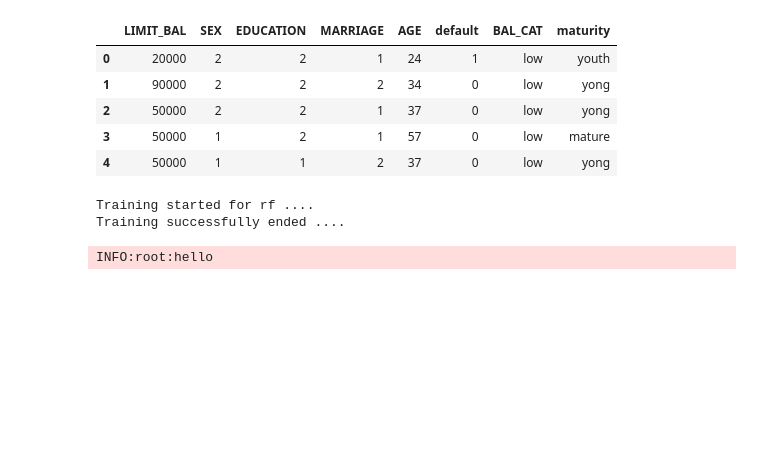
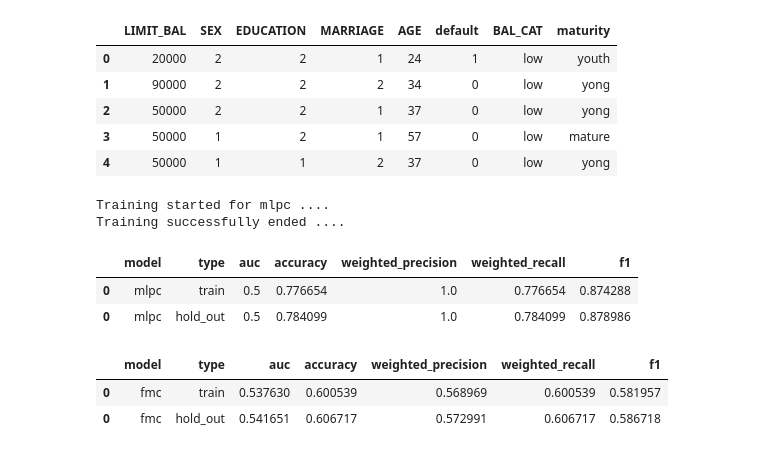
Before and after one commit to brainalysis/sparkify, a Jupyter notebook: Untitled.ipynb, the cells around one changed output. Cells and saved outputs as stored; diff of their text form; code cells hidden in the pictures; blank space fills up the shorter version.

```diff
--- a/Untitled.ipynb
+++ b/Untitled.ipynb
@@ -68,12 +68,22 @@ cf = BClassifier(training_data=train
                      target_feature='default',
                      numeric_features= ['LIMIT_BAL',],
                      categorical_features=["BAL_CAT","maturity"],
-                     impute_missing_values=True, missing_value_strategy="mean",
+                     impute_missing_values=False, missing_value_strategy="mean",
                     )
 # %%
-cf.create_model('rf')
+cf.create_model('mlpc',layers = [7, 5, 4, 2])
 # %% [output]
-Training started for rf ....
+Training started for mlpc ....
 Training successfully ended ....
+# %%
+cf.evaluate_model()
+# %% [output]
+|  | model | type | auc | accuracy | weighted_precision | weighted_recall | f1 |
+| 0 | mlpc | train | 0.5 | 0.776654 | 1.0 | 0.776654 | 0.874288 |
+| 0 | mlpc | hold_out | 0.5 | 0.784099 | 1.0 | 0.784099 | 0.878986 |
 # %%
 cf.evaluate_model()
+# %% [output]
+|  | model | type | auc | accuracy | weighted_precision | weighted_recall | f1 |
+| 0 | fmc | train | 0.537630 | 0.600539 | 0.568969 | 0.600539 | 0.581957 |
+| 0 | fmc | hold_out | 0.541651 | 0.606717 | 0.572991 | 0.606717 | 0.586718 |
@@ -82,4 +89,0 @@ from SparkAutoML.utils.logger_file import info_log
-# %%
-info_log("hello")
-# %% [output]
-INFO:root:hello
```
Also changed, not shown: parts of 9 cells of this notebook, 3 other files.
